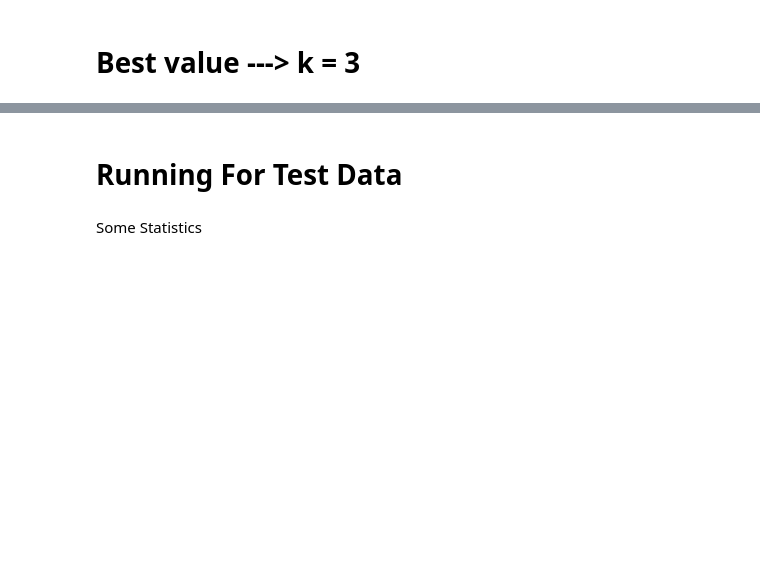
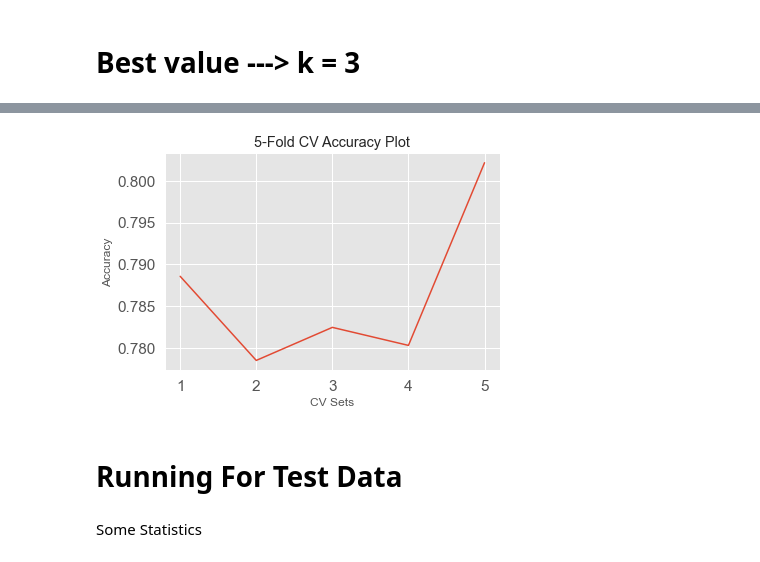
Before and after one commit to mahdiftikhar/CS535_final_project, a Jupyter notebook: Part 1.ipynb, the cells around one changed output, grey strips where cells are left out. Saved outputs shown, nothing was run; the diff lists cells and outputs as text; code cells hidden in the pictures; blank space fills up the shorter version.

```diff
--- a/Part 1.ipynb
+++ b/Part 1.ipynb
@@ -127,3 +131,12 @@ plot(x, f1_list, 'k', 'f1', 'k vs f1')
+# %%
+knn_cv = KNeighborsClassifier(n_neighbors=BEST_K)
+cv_scores = cross_val_score(knn_cv, train_x, train_y, cv=CROSS_VALIDATION_SETS)
+# %%
+x = [x for x in range(1, CROSS_VALIDATION_SETS + 1)]
+
+plot(x, cv_scores, 'CV Sets', 'Accuracy', '5-Fold CV Accuracy Plot')
+# %% [output]
+[figure, added]
 # %% [markdown]
 # Running For Test Data
 # %%
```
Also changed, not shown: parts of 14 cells of this notebook, 3 other files.
